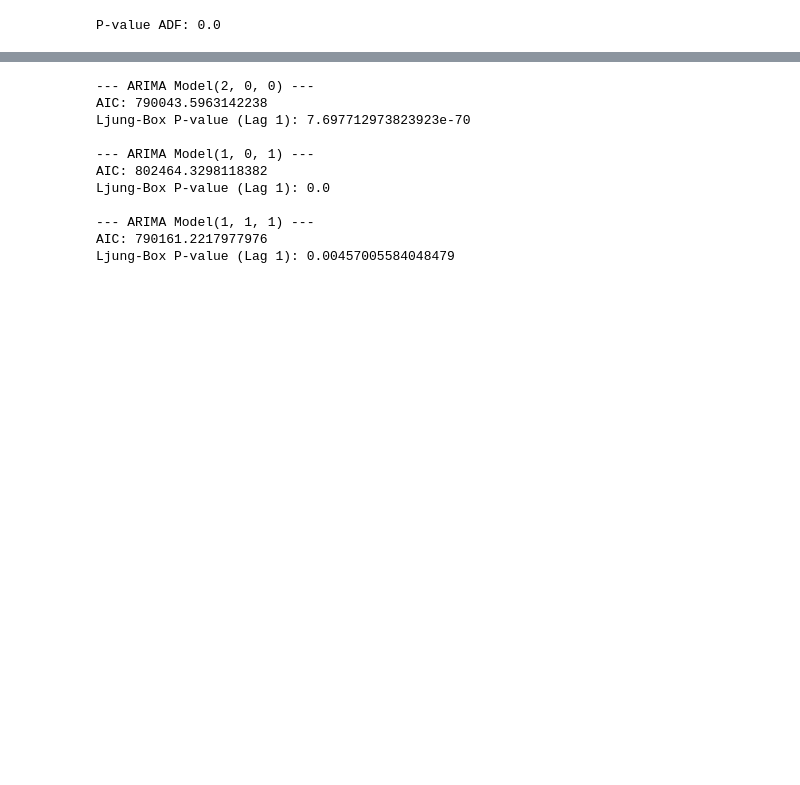
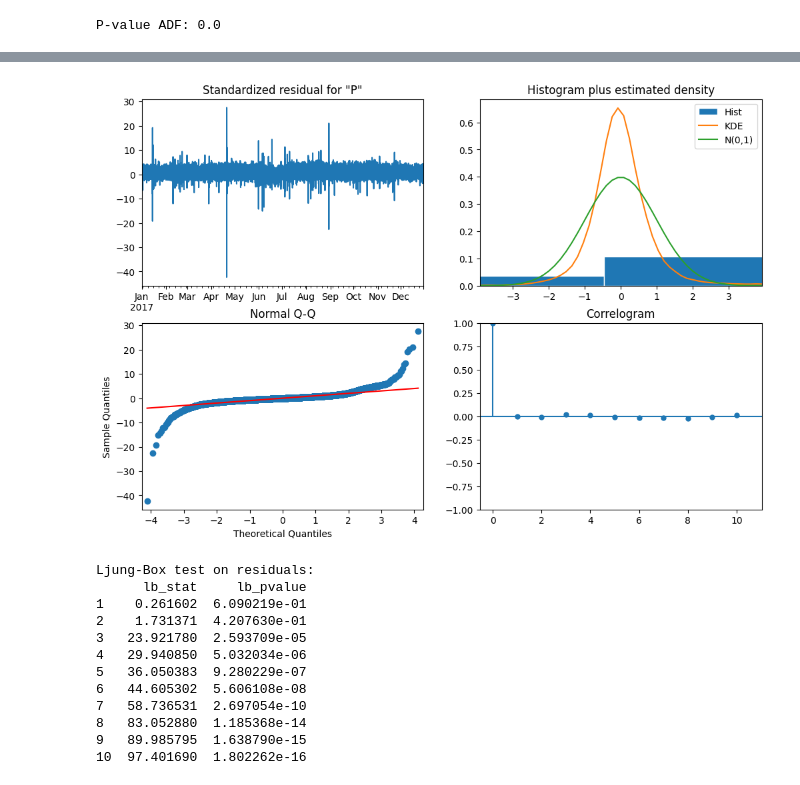
Before and after one commit to GonzaloIgta/Electric-Power-Consumption, a Jupyter notebook: Arima/Arima.ipynb, the cells around one changed output, grey strips where cells are left out. Drawn from its saved outputs; the diff is of its cells as text; code cells hidden in the pictures; blank space fills up the shorter version.

```diff
--- a/Arima/Arima.ipynb
+++ b/Arima/Arima.ipynb
@@ -60,36 +129,21 @@ Warnings:
 # %%
-import warnings
-warnings.filterwarnings("ignore")
-# Testing new configurations to clean the residuals
-orders_to_test = [(2, 0, 0), (1, 0, 1), (1, 1, 1)]
+best_model.plot_diagnostics(figsize=(12,8))
+plt.show()
 
-for order in orders_to_test:
-    try:
-        test_model = ARIMA(ts_zone1, order=order)
-        test_result = test_model.fit()
-
-        print(f"--- ARIMA Model{order} ---")
-        print(f"AIC: {test_result.aic}")
-
-        residuals = test_result.resid
-
-        # Extract the Ljung-Box p-value for the first lag
-        p_value_lb = acorr_ljungbox(residuals, np.arange(1, 2)).iloc[0, 1]
-
-        print(f"Ljung-Box P-value (Lag 1): {p_value_lb}\n")
-
-    except:
-        continue
+print("Ljung-Box test on residuals:")
+print(acorr_ljungbox(best_model.resid, np.arange(1, 11, 1)))
 # %% [output]
+[figure, added]
---- ARIMA Model(2, 0, 0) ---
-AIC: 790043.5963142238
-Ljung-Box P-value (Lag 1): 7.697712973823923e-70
-
---- ARIMA Model(1, 0, 1) ---
-AIC: 802464.3298118382
-Ljung-Box P-value (Lag 1): 0.0
-
---- ARIMA Model(1, 1, 1) ---
-AIC: 790161.2217977976
-Ljung-Box P-value (Lag 1): 0.00457005584048479
+Ljung-Box test on residuals:
+      lb_stat     lb_pvalue
+1    0.261602  6.090219e-01
+2    1.731371  4.207630e-01
+3   23.921780  2.593709e-05
+4   29.940850  5.032034e-06
+5   36.050383  9.280229e-07
+6   44.605302  5.606108e-08
+7   58.736531  2.697054e-10
+8   83.052880  1.185368e-14
+9   89.985795  1.638790e-15
+10  97.401690  1.802262e-16
 # %%
```
Also changed, not shown: parts of 8 cells of this notebook.
